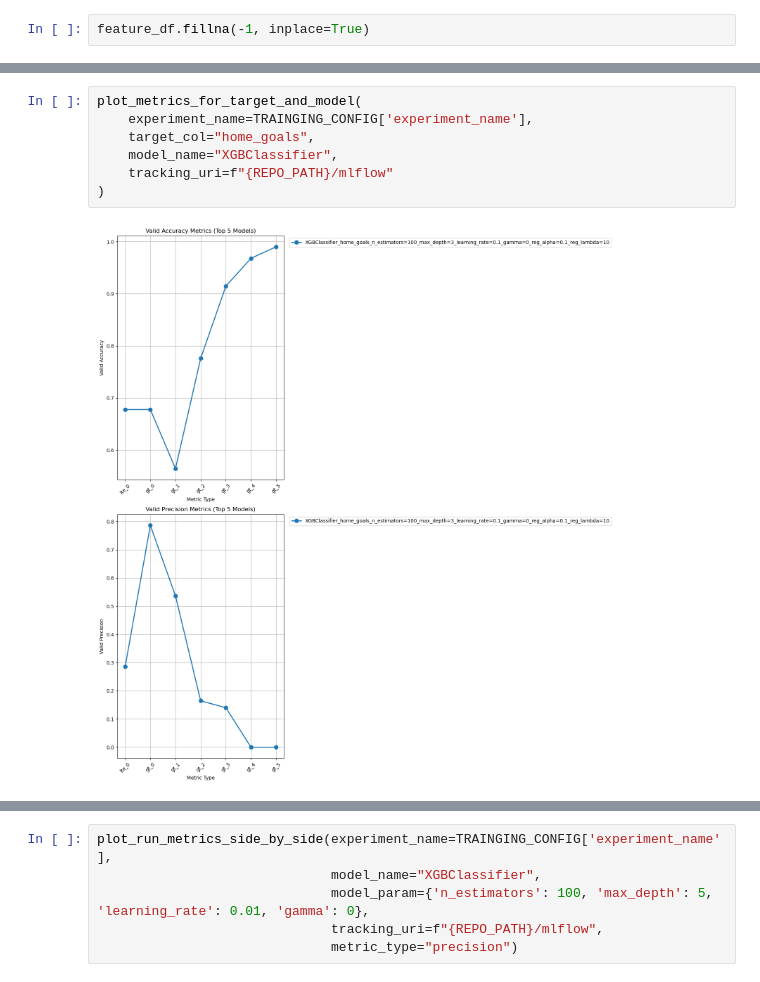
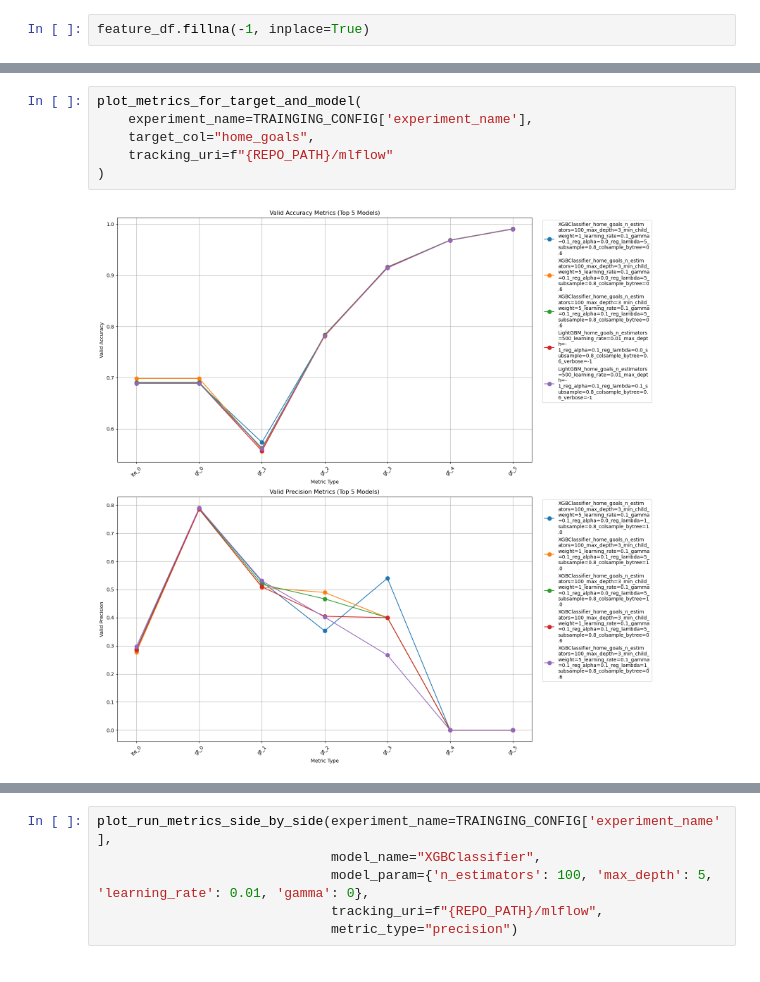
Before and after one commit to 1111111huang/betbot, a Jupyter notebook: notebooks/modeling/baseline.ipynb, the cells around one changed output, grey strips where cells are left out. Saved outputs shown, nothing was run; the diff lists cells and outputs as text.

```diff
--- a/notebooks/modeling/baseline.ipynb
+++ b/notebooks/modeling/baseline.ipynb
@@ -130,11 +127,10 @@ Training fold 5/precision with params: {'n_estimators': 100, 'max_depth': 3, 'mi
 # %%
 plot_metrics_for_target_and_model(
     experiment_name=TRAINGING_CONFIG['experiment_name'],
     target_col="home_goals",
-    model_name="XGBClassifier",
     tracking_uri=f"{REPO_PATH}/mlflow"
 )
 # %% [output]
-[figure, old version]
+[figure, new version]
 # %%
 plot_run_metrics_by_split(experiment_name=TRAINGING_CONFIG['experiment_name'],
```
Also changed, not shown: parts of 3 cells of this notebook, 9 other files.
